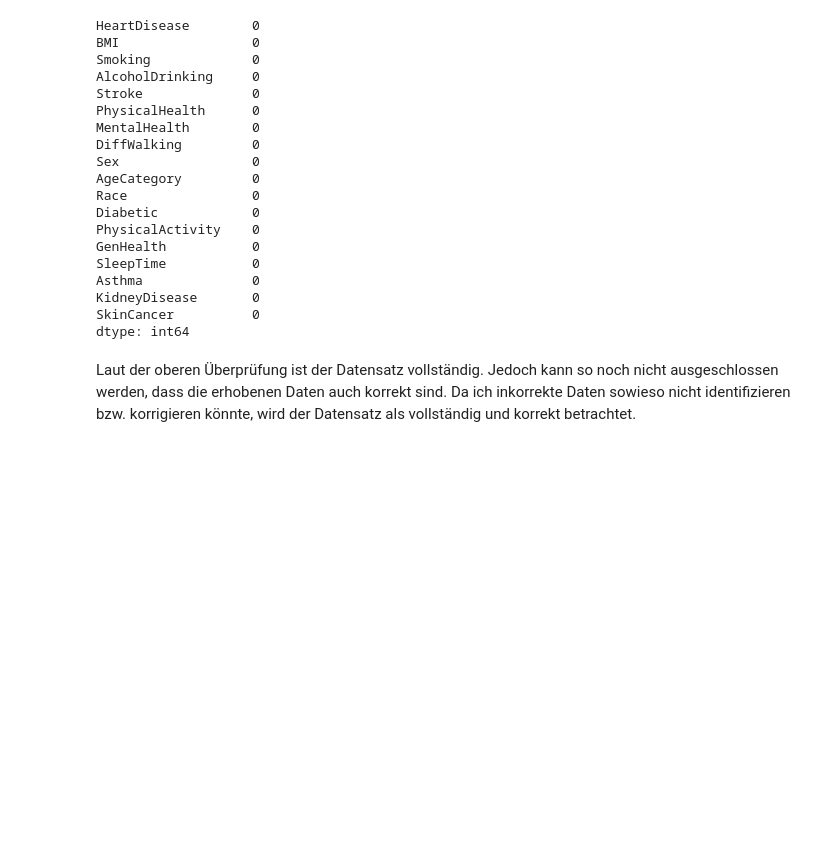
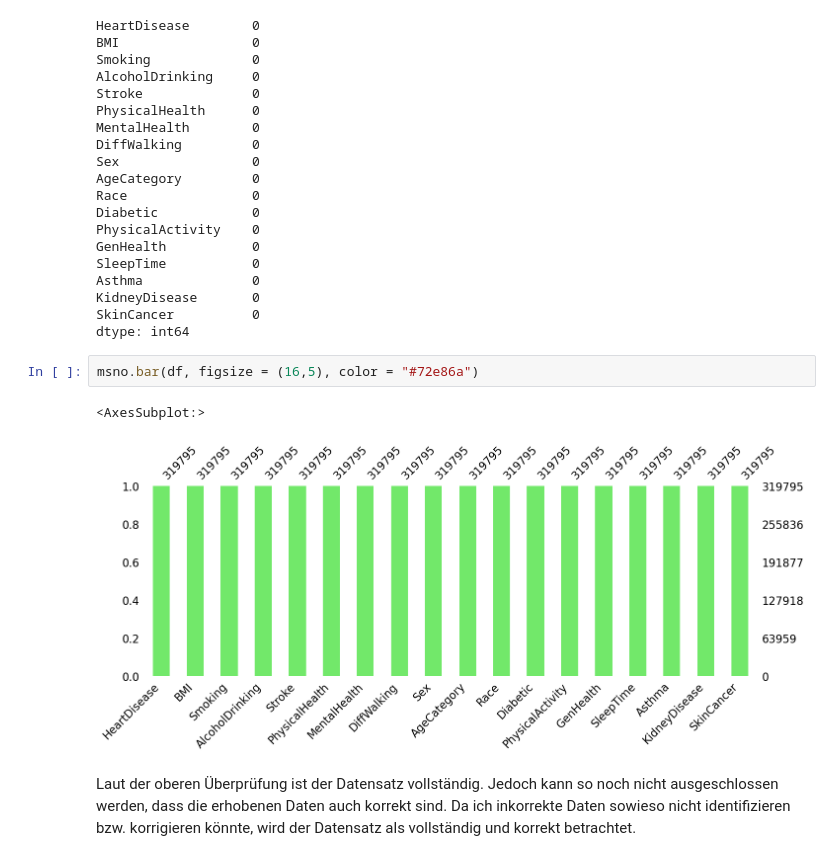
Before and after one commit to markus-senger/InfoVis-Project, a Jupyter notebook: heartDisease_infoVisProject.ipynb, the cells around one changed output. Drawn from its saved outputs; the diff is of its cells as text; blank space fills up the shorter version.

Commit message:
update and add some plots

```diff
--- a/heartDisease_infoVisProject.ipynb
+++ b/heartDisease_infoVisProject.ipynb
@@ -64,6 +94,11 @@ Asthma              0
 KidneyDisease       0
 SkinCancer          0
 dtype: int64
+# %%
+msno.bar(df, figsize = (16,5), color = "#72e86a")
+# %% [output]
+<AxesSubplot:>
+[figure, added]
 # %% [markdown]
 Laut der oberen Überprüfung ist der Datensatz vollständig. Jedoch kann so noch nicht ausgeschlossen werden, dass die erhobenen Daten auch korrekt sind. Da ich inkorrekte Daten sowieso nicht identifizieren bzw. korrigieren könnte, wird der Datensatz als vollständig und korrekt betrachtet.
 # %% [markdown]
```
Also changed, not shown: parts of 13 cells of this notebook.
